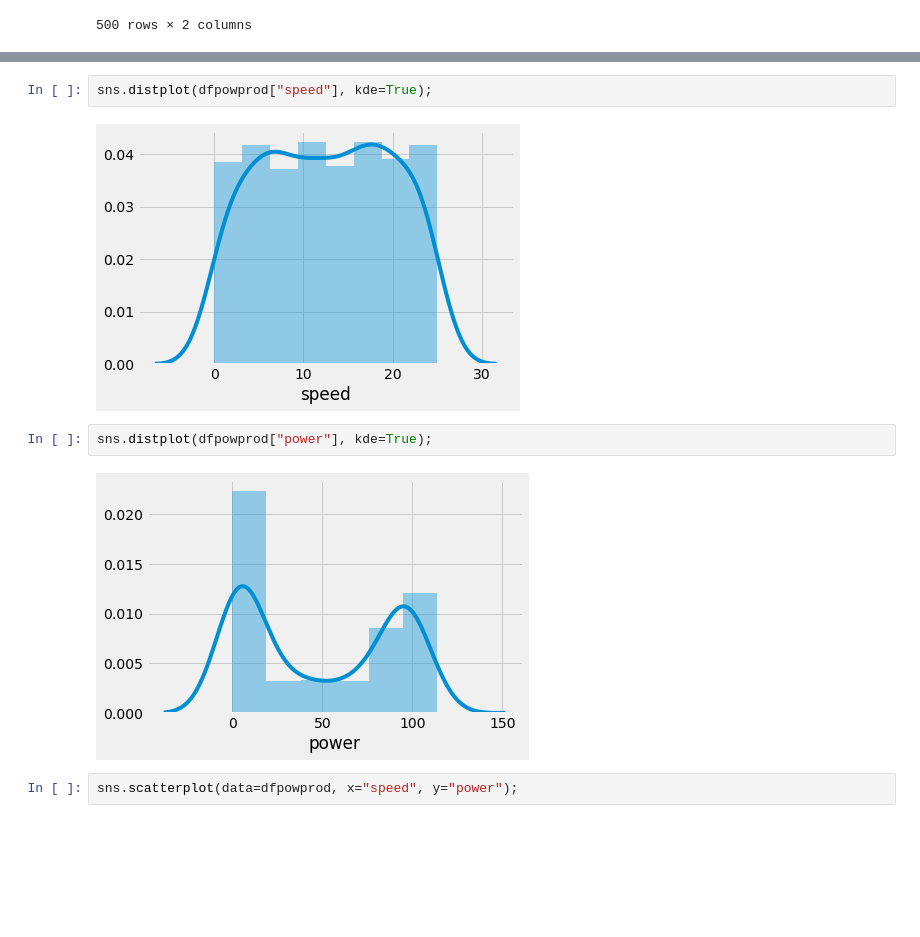
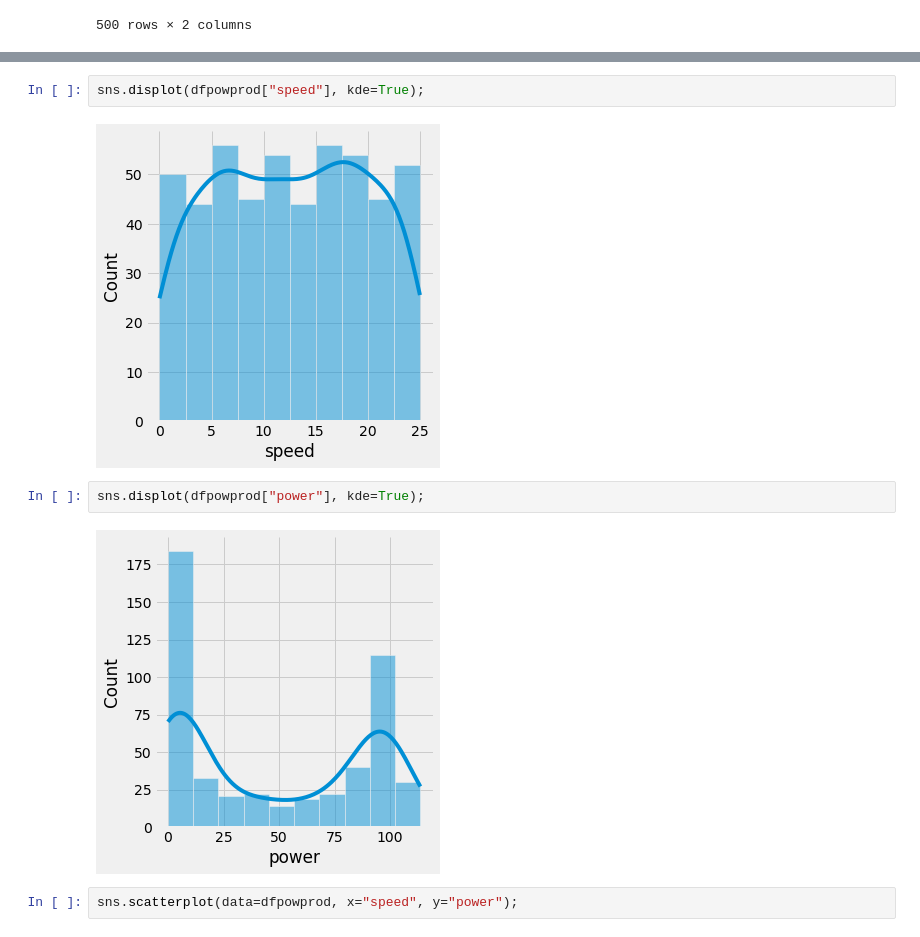
Before and after one commit to eoinlees/FoDA-Project-2020, a Jupyter notebook: Project-2020.ipynb, the cells around one changed output, grey strips where cells are left out. Cells and saved outputs as stored; diff of their text form; blank space fills up the shorter version.

```diff
--- a/Project-2020.ipynb
+++ b/Project-2020.ipynb
@@ -58,11 +124,11 @@ sns.pairplot(dfpowprod);
 # %%
-sns.distplot(dfpowprod["speed"], kde=True);
+sns.displot(dfpowprod["speed"], kde=True);
 # %% [output]
-[figure, old version]
+[figure, new version]
 # %%
-sns.distplot(dfpowprod["power"], kde=True);
+sns.displot(dfpowprod["power"], kde=True);
 # %% [output]
-[figure, old version]
+[figure, new version]
 # %%
 sns.scatterplot(data=dfpowprod, x="speed", y="power");
 # %% [output]
```
Also changed, not shown: parts of 22 cells of this notebook, 1 other file.
